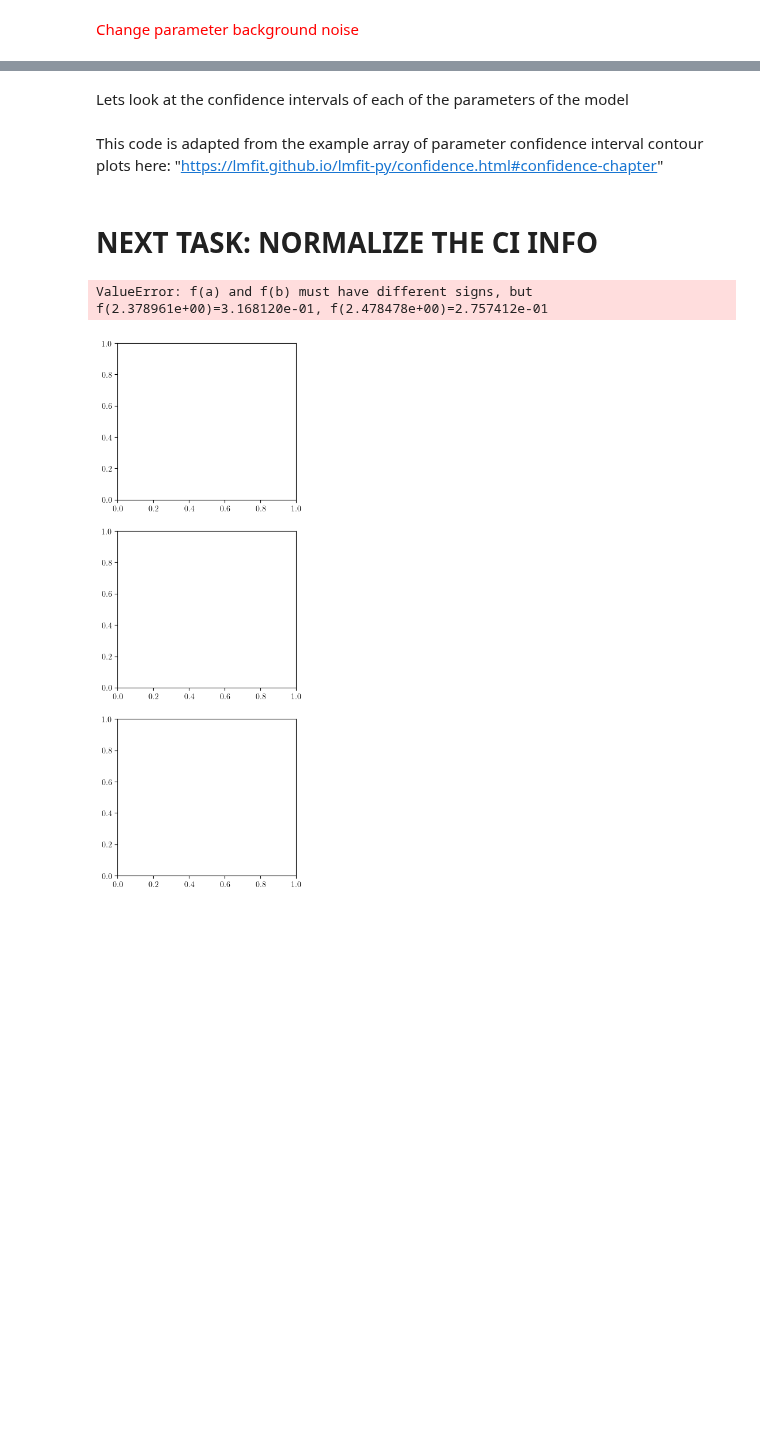
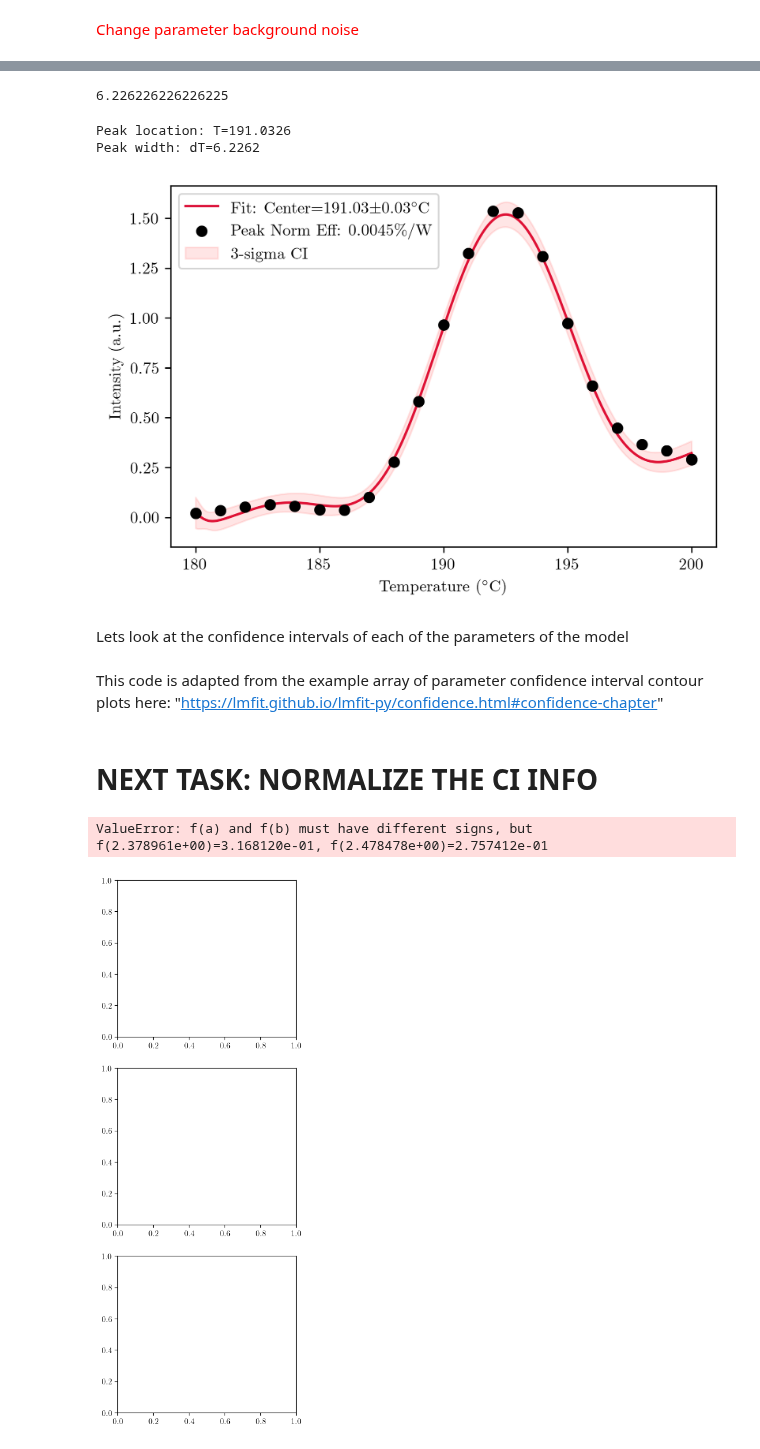
Before and after one commit to diyamagnetism/DHO900-Oscilliscope-Scripts, a Jupyter notebook: crystal-temp-analysis-poster.ipynb, the cells around one changed output, grey strips where cells are left out. Drawn from its saved outputs; the diff is of its cells as text; code cells hidden in the pictures; blank space fills up the shorter version.

```diff
--- a/crystal-temp-analysis-poster.ipynb
+++ b/crystal-temp-analysis-poster.ipynb
@@ -83,6 +83,8 @@ Peak width: dT=6.4427
 from lmfit import Model, conf_interval, conf_interval2d
 from lmfit.models import VoigtModel, GaussianModel
 # %%
+
+
 sinc2_linear_model = Model(sinc2_linear, prefix="sinc_")
 broad = GaussianModel()
 
@@ -94,6 +96,7 @@ params = shg_model.make_params()
 params['sinc_A'].set(value=3, min=0)
 params['sinc_x0'].set(value=0.3)
 params['sinc_w'].set(value=0.83)
+params['sigma'].set(value=0.3)
 params['sinc_m'].set(value=0)
 params['sinc_b'].set(value=0)
 
@@ -128,11 +131,14 @@ sinc_x0 = I_norm_fit_result.params['sinc_x0'].value
 sinc_x0_stderr = I_norm_fit_result.params['sinc_x0'].stderr
 sinc_w = I_norm_fit_result.params['sinc_w'].value
 sinc_w_stderr = I_norm_fit_result.params['sinc_w'].stderr
+w = I_norm_fit_result.params['sigma'].value
 
 peak_center = np.std(T)*(sinc_x0) + np.mean(T)
 peak_center_stderr = np.std(T)*(sinc_x0_stderr)
-peak_width = np.std(I)*(sinc_w)
-peak_width_stderr = np.std(I)*(sinc_w_stderr)
+sinc_width = np.std(T)*(sinc_w)
+gauss_width = np.std(T)*(w)
+peak_width = (sinc_width**2 + gauss_width**2)**(1/2)
+# peak_width_stderr = np.std(T)*(sinc_w_stderr)
 
 print(I_norm_fit_result.fit_report())
 # %% [output]
@@ -182,3 +283,42 @@ Peak width: dT=0.4738
+# %%
+T_fine = np.linspace(T_norm.min(), T_norm.max(), 1000)
+I_final = I_norm_fit_result.eval(x=T_fine)
+
+# Helper to find FWHM
+def find_fwhm(x, y):
+    half_max = (y.max() + y.min()) / 2.0
+    indices = np.where(y >= half_max)[0]
+    return x[indices[-1]] - x[indices[0]]
+
+total_width_norm = find_fwhm(T_fine, I_final)
+total_width_raw = total_width_norm * np.std(T)
+
+print(total_width_raw )
+# %% [output]
+6.226226226226225
+# %%
+
+label_text= f"Fit: Center={peak_center:.2f}±{peak_center_stderr:.2f}" + "$^{\\circ}$C"
+
+fig, ax = plt.subplots(figsize=(6,4), dpi=300)
+ax.plot(T_fit, I_fit_eval, color='crimson', zorder=1,
+                           label=label_text)
+# plt.errorbar(T, I, yerr=BACKGROUND_NOISE, fmt = 'none', capsize=5, zorder=3)
+ax.scatter(T, I, color='k', zorder=2, label = "Peak Norm Eff: 0.0045\\%/W")
+plt.fill_between(T_fit, I_ci_down, I_ci_up,
+                 color='red', alpha=0.1, label='3-sigma CI')
+
+ax.set_xlabel('Temperature ($^{\\circ}$C)')
+ax.set_xticks([180, 185, 190, 195, 200])
+ax.set_ylabel('Intensity (a.u.)')
+plt.legend()
+
+print(f'Peak location: T={peak_center:.4f}')
+print(f'Peak width: dT={total_width_raw:.4f}')
+# %% [output]
+Peak location: T=191.0326
+Peak width: dT=6.2262
+[figure, added]
 # %% [markdown]
 Lets look at the confidence intervals of each of the parameters of the model
 # %% [markdown]
```
Also changed, not shown: parts of 4 cells of this notebook, 1 other file.
